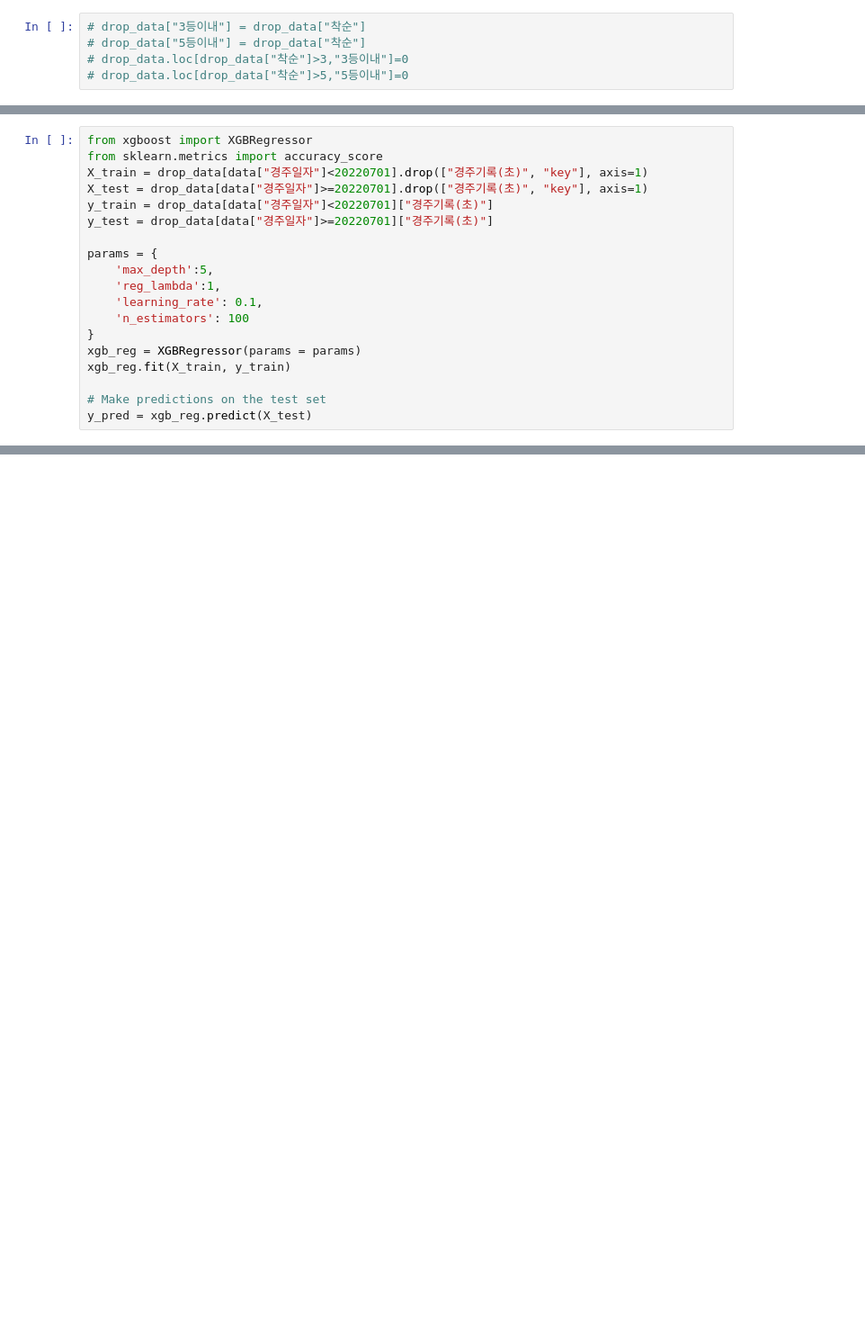
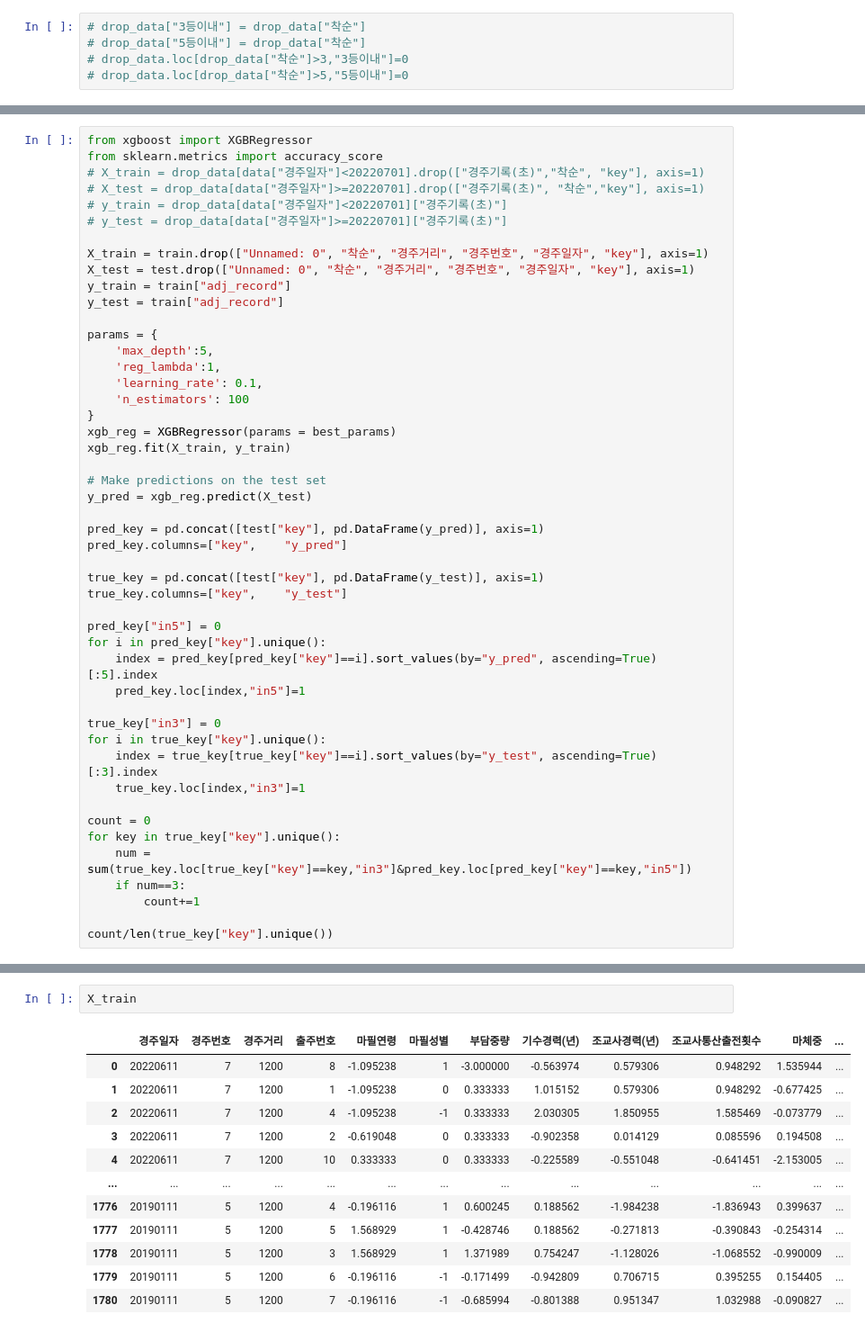
Before and after one commit to chomgid/HorceRacingPrediction2023, a Jupyter notebook: Changwook/Modeling.ipynb, the cells around one changed output, grey strips where cells are left out. Shown at 90% size. Drawn from its saved outputs; the diff is of its cells as text; blank space fills up the shorter version.

```diff
--- a/Changwook/Modeling.ipynb
+++ b/Changwook/Modeling.ipynb
@@ -124,10 +216,15 @@ drop_data=data
 # %%
 from xgboost import XGBRegressor
 from sklearn.metrics import accuracy_score
-X_train = drop_data[data["경주일자"]<20220701].drop(["경주기록(초)", "key"], axis=1)
-X_test = drop_data[data["경주일자"]>=20220701].drop(["경주기록(초)", "key"], axis=1)
-y_train = drop_data[data["경주일자"]<20220701]["경주기록(초)"]
-y_test = drop_data[data["경주일자"]>=20220701]["경주기록(초)"]
+# X_train = drop_data[data["경주일자"]<20220701].drop(["경주기록(초)","착순", "key"], axis=1)
+# X_test = drop_data[data["경주일자"]>=20220701].drop(["경주기록(초)", "착순","key"], axis=1)
+# y_train = drop_data[data["경주일자"]<20220701]["경주기록(초)"]
+# y_test = drop_data[data["경주일자"]>=20220701]["경주기록(초)"]
+
+X_train = train.drop(["Unnamed: 0", "착순", "경주거리", "경주번호", "경주일자", "key"], axis=1)
+X_test = test.drop(["Unnamed: 0", "착순", "경주거리", "경주번호", "경주일자", "key"], axis=1)
+y_train = train["adj_record"]
+y_test = train["adj_record"]
 
 params = {
     'max_depth':5,
@@ -135,9 +232,33 @@ params = {
     'learning_rate': 0.1,
     'n_estimators': 100
 }
-xgb_reg = XGBRegressor(params = params)
+xgb_reg = XGBRegressor(params = best_params)
 xgb_reg.fit(X_train, y_train)
 
 # Make predictions on the test set
 y_pred = xgb_reg.predict(X_test)
+
+pred_key = pd.concat([test["key"], pd.DataFrame(y_pred)], axis=1)
+pred_key.columns=["key",	"y_pred"]
+
+true_key = pd.concat([test["key"], pd.DataFrame(y_test)], axis=1)
+true_key.columns=["key",	"y_test"]
+
+pred_key["in5"] = 0
+for i in pred_key["key"].unique():
+    index = pred_key[pred_key["key"]==i].sort_values(by="y_pred", ascending=True)[:5].index
+    pred_key.loc[index,"in5"]=1
+
+true_key["in3"] = 0
+for i in true_key["key"].unique():
+    index = true_key[true_key["key"]==i].sort_values(by="y_test", ascending=True)[:3].index
+    true_key.loc[index,"in3"]=1
+
+count = 0
+for key in true_key["key"].unique():
+    num = sum(true_key.loc[true_key["key"]==key,"in3"]&pred_key.loc[pred_key["key"]==key,"in5"])
+    if num==3:
+        count+=1
+
+count/len(true_key["key"].unique())
 # %% [output]
@@ -199,0 +340,15 @@ count/len(true_key["key"].unique())
+# %%
+X_train
+# %% [output]
+|  | 경주일자 | 경주번호 | 경주거리 | 출주번호 | 마필연령 | 마필성별 | 부담중량 | 기수경력(년) | 조교사경력(년) | 조교사통산출전횟수 | 마체중 | ... |
+| 0 | 20220611 | 7 | 1200 | 8 | -1.095238 | 1 | -3.000000 | -0.563974 | 0.579306 | 0.948292 | 1.535944 | ... |
+| 1 | 20220611 | 7 | 1200 | 1 | -1.095238 | 0 | 0.333333 | 1.015152 | 0.579306 | 0.948292 | -0.677425 | ... |
+| 2 | 20220611 | 7 | 1200 | 4 | -1.095238 | -1 | 0.333333 | 2.030305 | 1.850955 | 1.585469 | -0.073779 | ... |
+| 3 | 20220611 | 7 | 1200 | 2 | -0.619048 | 0 | 0.333333 | -0.902358 | 0.014129 | 0.085596 | 0.194508 | ... |
+| 4 | 20220611 | 7 | 1200 | 10 | 0.333333 | 0 | 0.333333 | -0.225589 | -0.551048 | -0.641451 | -2.153005 | ... |
+| ... | ... | ... | ... | ... | ... | ... | ... | ... | ... | ... | ... | ... |
+| 1776 | 20190111 | 5 | 1200 | 4 | -0.196116 | 1 | 0.600245 | 0.188562 | -1.984238 | -1.836943 | 0.399637 | ... |
+| 1777 | 20190111 | 5 | 1200 | 5 | 1.568929 | 1 | -0.428746 | 0.188562 | -0.271813 | -0.390843 | -0.254314 | ... |
+| 1778 | 20190111 | 5 | 1200 | 3 | 1.568929 | 1 | 1.371989 | 0.754247 | -1.128026 | -1.068552 | -0.990009 | ... |
+| 1779 | 20190111 | 5 | 1200 | 6 | -0.196116 | -1 | -0.171499 | -0.942809 | 0.706715 | 0.395255 | 0.154405 | ... |
+| 1780 | 20190111 | 5 | 1200 | 7 | -0.196116 | -1 | -0.685994 | -0.801388 | 0.951347 | 1.032988 | -0.090827 | ... |
```
Also changed, not shown: parts of 25 cells of this notebook, 4 other files.
